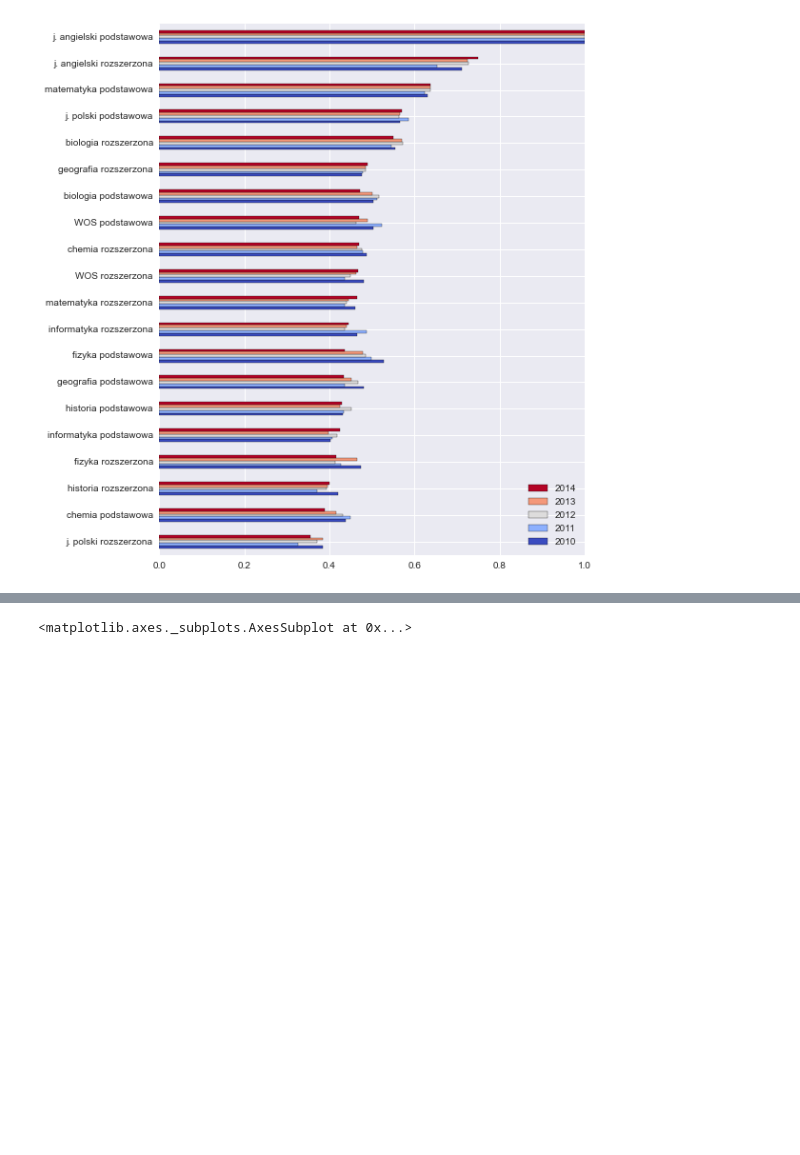
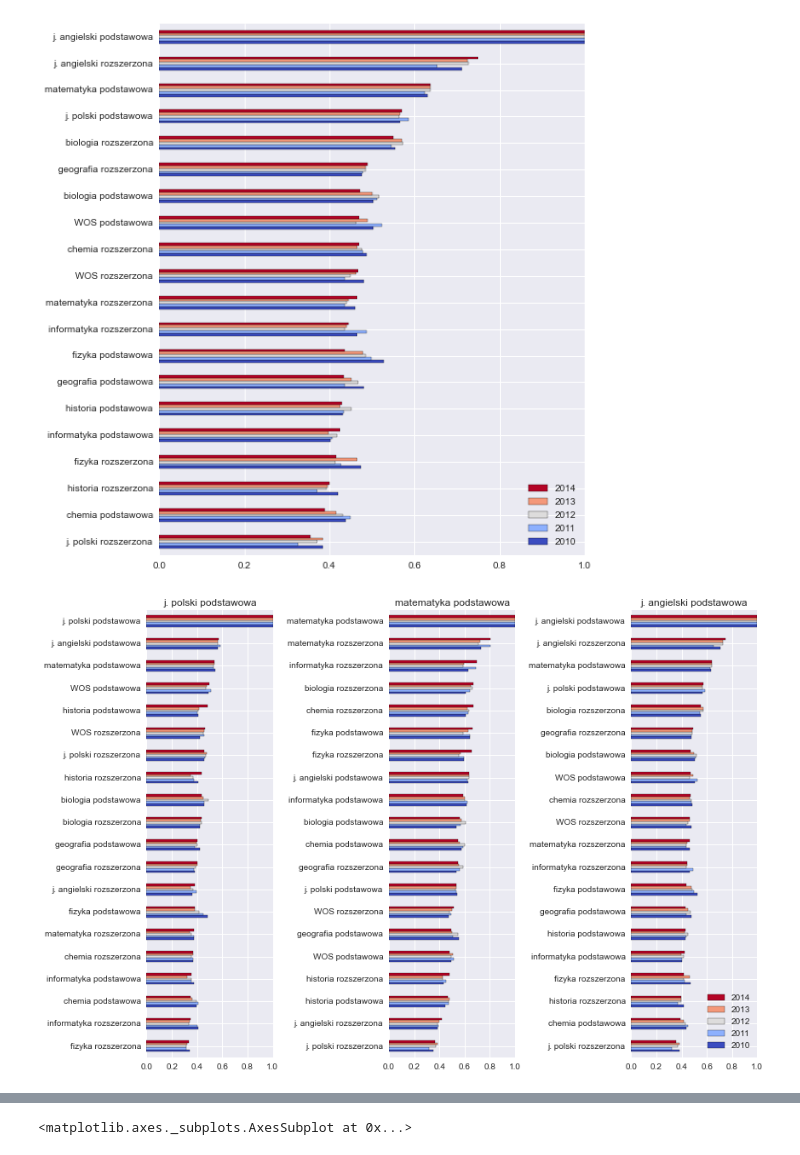
Before and after one commit to stared/delab-matury, a Jupyter notebook: eksploracje/korelacja_znormalizowanych.ipynb, the cells around one changed output, grey strips where cells are left out. Cells and saved outputs as stored; diff of their text form; code cells hidden in the pictures; blank space fills up the shorter version.

Commit message:
korelacje wykresy

```diff
--- a/eksploracje/korelacja_znormalizowanych.ipynb
+++ b/eksploracje/korelacja_znormalizowanych.ipynb
@@ -65,0 +68,18 @@ pd.DataFrame({k: v["j. angielski podstawowa"] for k, v in korelacje_rok.items()}
+# %%
+fig, ((ax1, ax2, ax3)) = plt.subplots(nrows=1, ncols=3, figsize=(12, 8))
+
+pd.DataFrame({k: v["j. polski podstawowa"] for k, v in korelacje_rok.items()}) \
+  .sort(columns=2014) \
+  .plot(kind="barh", colormap="coolwarm", legend=False, ax=ax1, title="j. polski podstawowa")
+
+pd.DataFrame({k: v["matematyka podstawowa"] for k, v in korelacje_rok.items()}) \
+  .sort(columns=2014) \
+  .plot(kind="barh", colormap="coolwarm", legend=False, ax=ax2, title="matematyka podstawowa")
+
+pd.DataFrame({k: v["j. angielski podstawowa"] for k, v in korelacje_rok.items()}) \
+  .sort(columns=2014) \
+  .plot(kind="barh", colormap="coolwarm", legend="reverse", ax=ax3, title="j. angielski podstawowa")
+
+plt.tight_layout()
+# %% [output]
+[figure, added]
```
Also changed, not shown: parts of 5 cells of this notebook, 1 other file.
